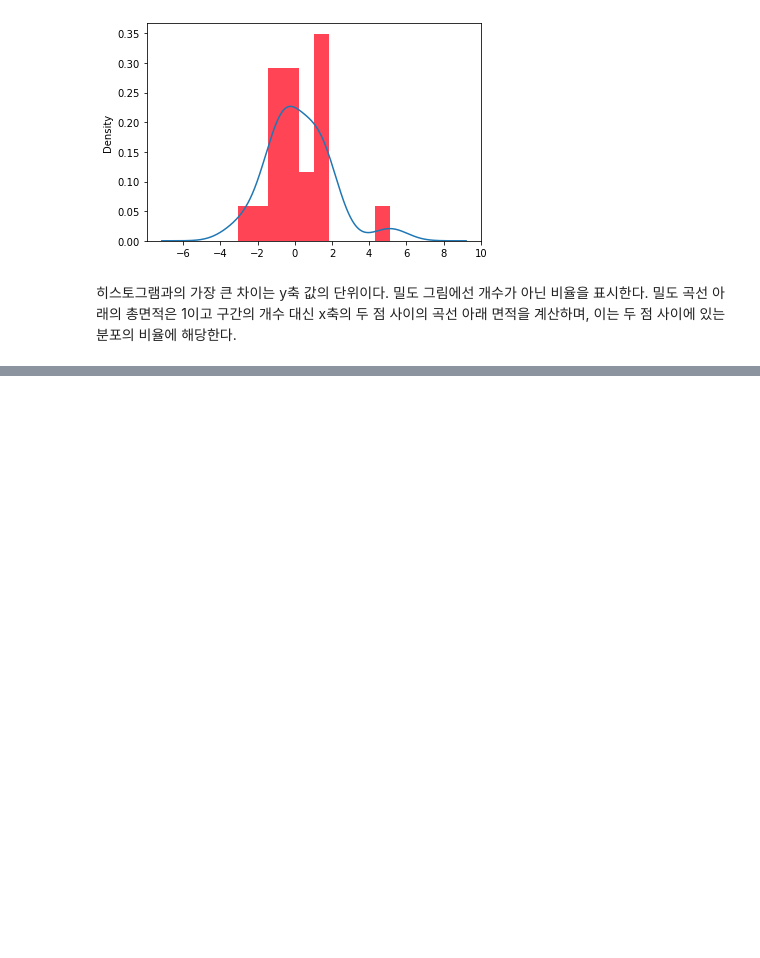
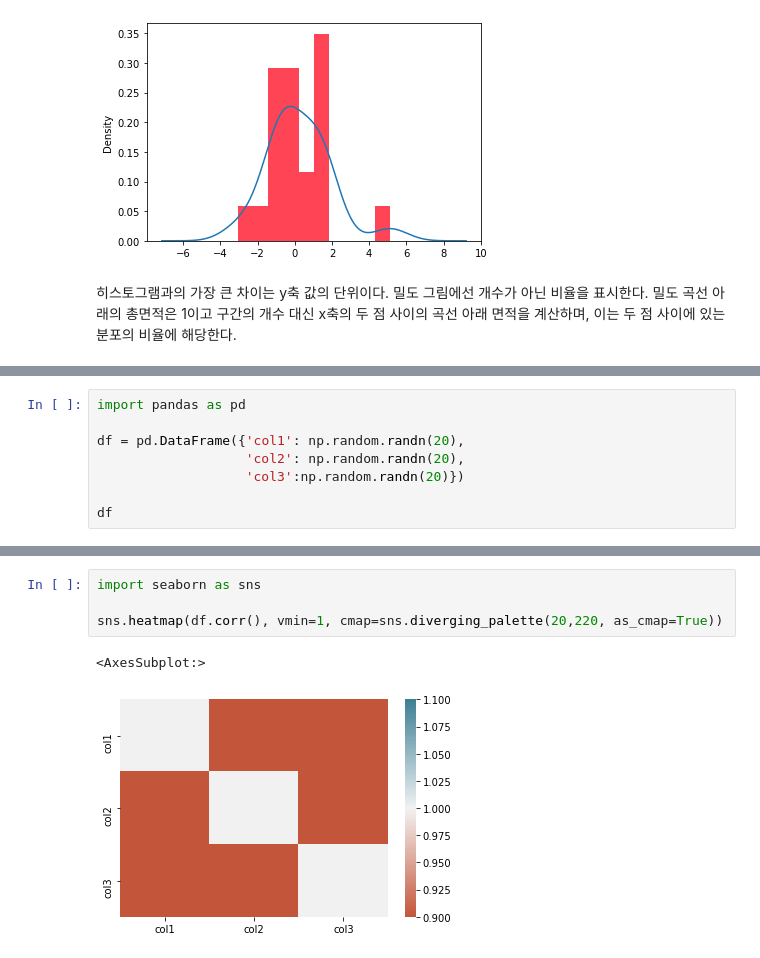
Before and after one commit to limyeonsang/datascience, a Jupyter notebook: statistics/1.ipynb, the cells around one changed output, grey strips where cells are left out. Drawn from its saved outputs; the diff is of its cells as text; blank space fills up the shorter version.

```diff
--- a/statistics/1.ipynb
+++ b/statistics/1.ipynb
@@ -104,0 +107,8 @@ df['col2'].plot.density(ax=ax)
+# %%
+import pandas as pd
+
+df = pd.DataFrame({'col1': np.random.randn(20),
+                   'col2': np.random.randn(20),
+                   'col3':np.random.randn(20)})
+
+df
@@ -104,0 +140,7 @@ df['col2'].plot.density(ax=ax)
+# %%
+import seaborn as sns
+
+sns.heatmap(df.corr(), vmin=1, cmap=sns.diverging_palette(20,220, as_cmap=True))
+# %% [output]
+<AxesSubplot:>
+[figure, added]
```
Also changed, not shown: parts of 3 cells of this notebook, 6 other files.
